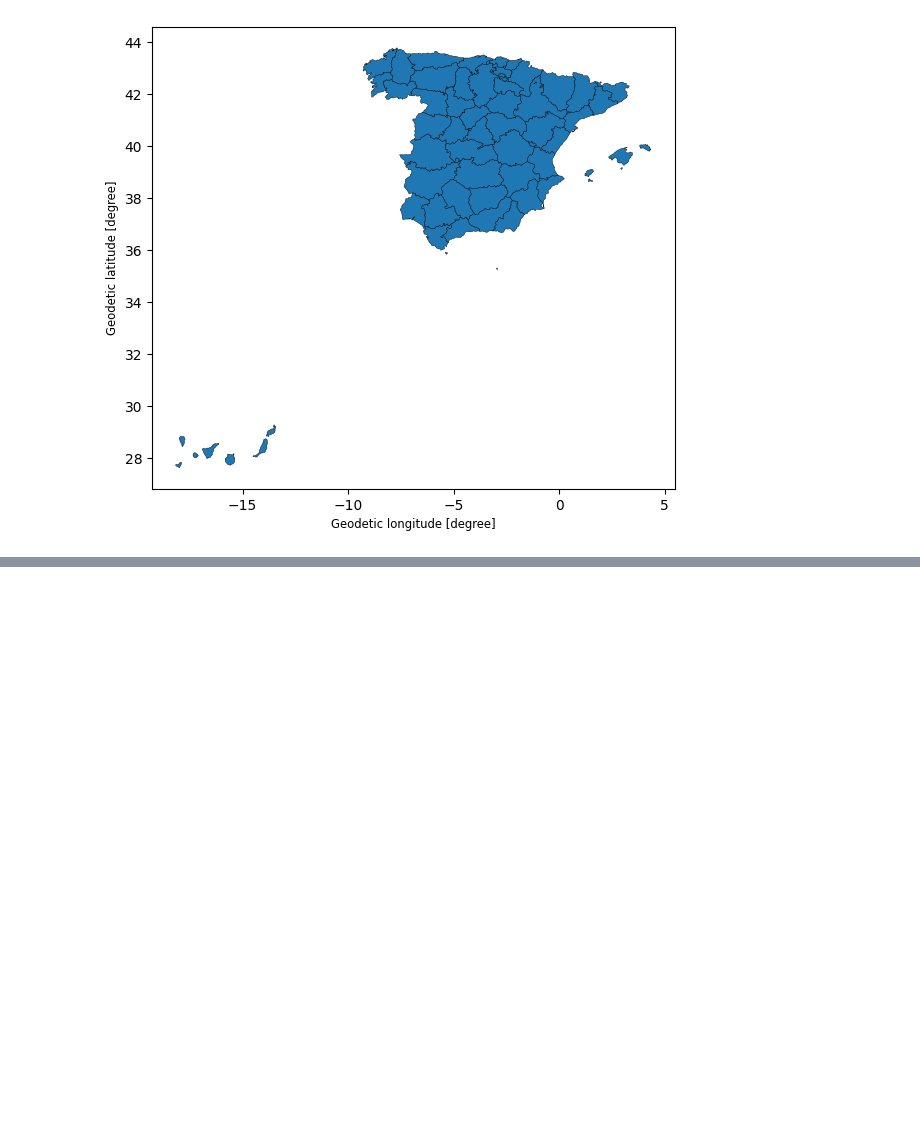
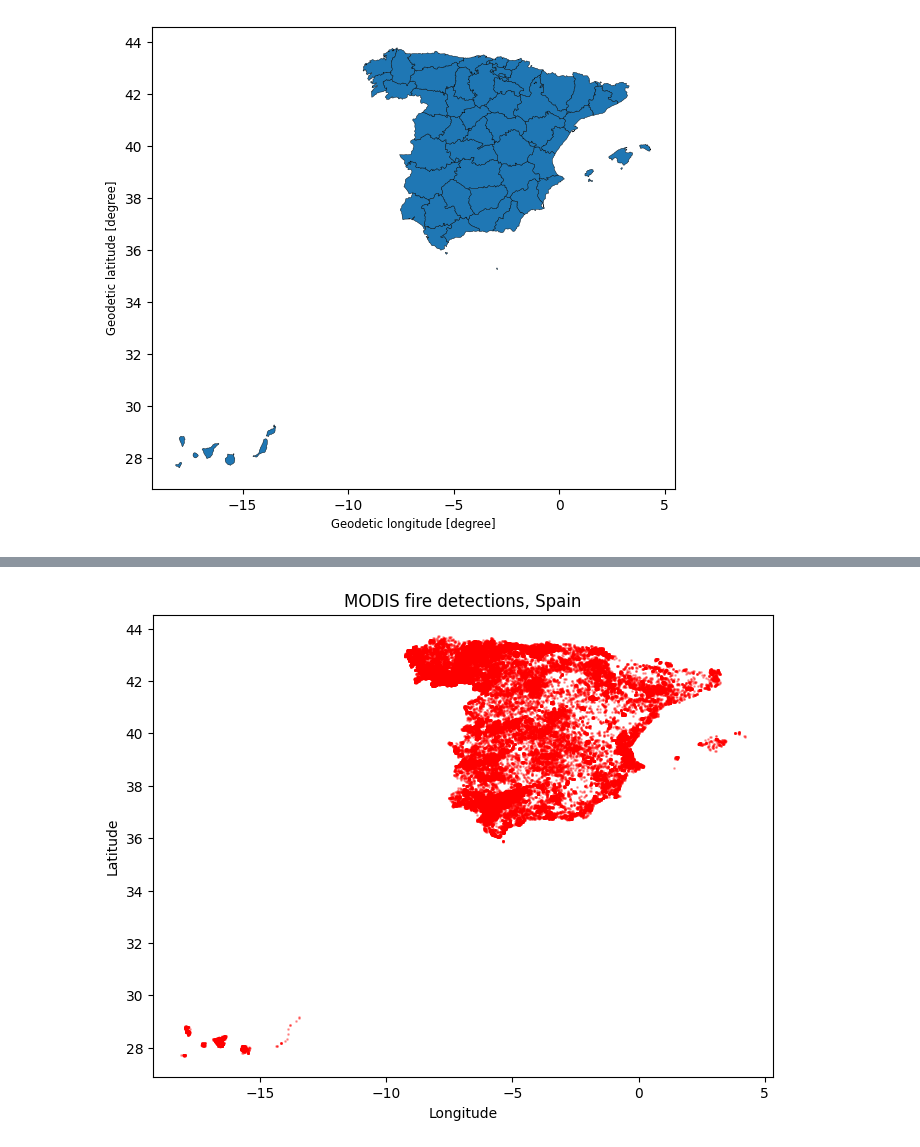
Before and after one commit to maiwassem01-gi/Arsonists-Project, a Jupyter notebook: Arsonists.ipynb, the cells around one changed output, grey strips where cells are left out. Saved outputs shown, nothing was run; the diff lists cells and outputs as text; code cells hidden in the pictures; blank space fills up the shorter version.

```diff
--- a/Arsonists.ipynb
+++ b/Arsonists.ipynb
@@ -39,0 +138,8 @@ EPSG:4326
+# %%
+plt.figure(figsize=(8, 6))
+plt.scatter(df["longitude"], df["latitude"], s=1, alpha=0.3, c="red")
+plt.title("MODIS fire detections, Spain")
+plt.xlabel("Longitude"); plt.ylabel("Latitude")
+plt.show()
+# %% [output]
+[figure, added]
```
Also changed, not shown: parts of 53 cells of this notebook.
